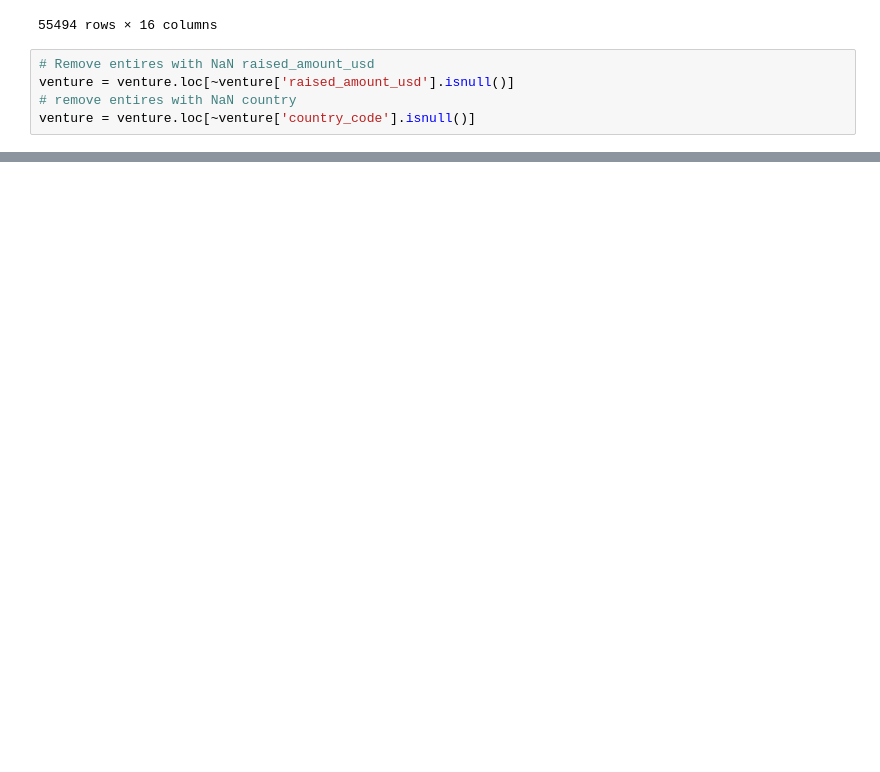
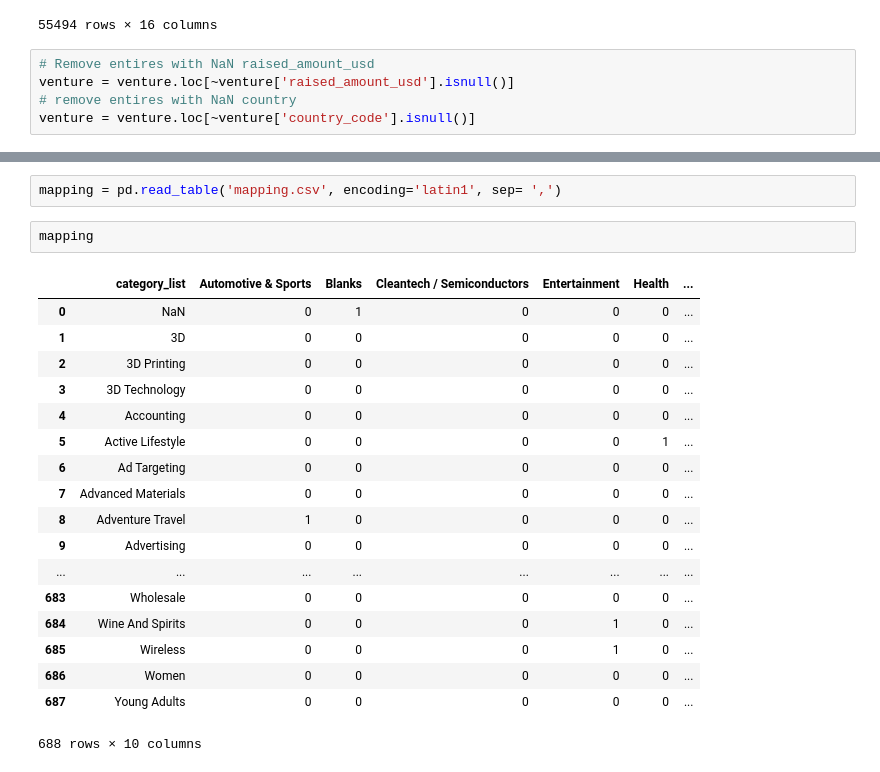
Before and after one commit to Shashi-Bhushan/upgrad-ml, a Jupyter notebook: StatisticsEssential/Module3/StatisticsEssential-Module3.ipynb, the cells around one changed output, grey strips where cells are left out. Cells and saved outputs as stored; diff of their text form; blank space fills up the shorter version.

```diff
--- a/StatisticsEssential/Module3/StatisticsEssential-Module3.ipynb
+++ b/StatisticsEssential/Module3/StatisticsEssential-Module3.ipynb
@@ -302,0 +314,23 @@ venture.sort_values('country_code')
+# %%
+mapping = pd.read_table('mapping.csv', encoding='latin1', sep= ',')
+# %%
+mapping
+# %% [output]
+|  | category_list | Automotive & Sports | Blanks | Cleantech / Semiconductors | Entertainment | Health | ... |
+| 0 | NaN | 0 | 1 | 0 | 0 | 0 | ... |
+| 1 | 3D | 0 | 0 | 0 | 0 | 0 | ... |
+| 2 | 3D Printing | 0 | 0 | 0 | 0 | 0 | ... |
+| 3 | 3D Technology | 0 | 0 | 0 | 0 | 0 | ... |
+| 4 | Accounting | 0 | 0 | 0 | 0 | 0 | ... |
+| 5 | Active Lifestyle | 0 | 0 | 0 | 0 | 1 | ... |
+| 6 | Ad Targeting | 0 | 0 | 0 | 0 | 0 | ... |
+| 7 | Advanced Materials | 0 | 0 | 0 | 0 | 0 | ... |
+| 8 | Adventure Travel | 1 | 0 | 0 | 0 | 0 | ... |
+| 9 | Advertising | 0 | 0 | 0 | 0 | 0 | ... |
+| ... | ... | ... | ... | ... | ... | ... | ... |
+| 683 | Wholesale | 0 | 0 | 0 | 0 | 0 | ... |
+| 684 | Wine And Spirits | 0 | 0 | 0 | 1 | 0 | ... |
+| 685 | Wireless | 0 | 0 | 0 | 1 | 0 | ... |
+| 686 | Women | 0 | 0 | 0 | 0 | 0 | ... |
+| 687 | Young Adults | 0 | 0 | 0 | 0 | 0 | ... |
+688 rows × 10 columns
```
Also changed, not shown: parts of 11 cells of this notebook, 2 other files.
